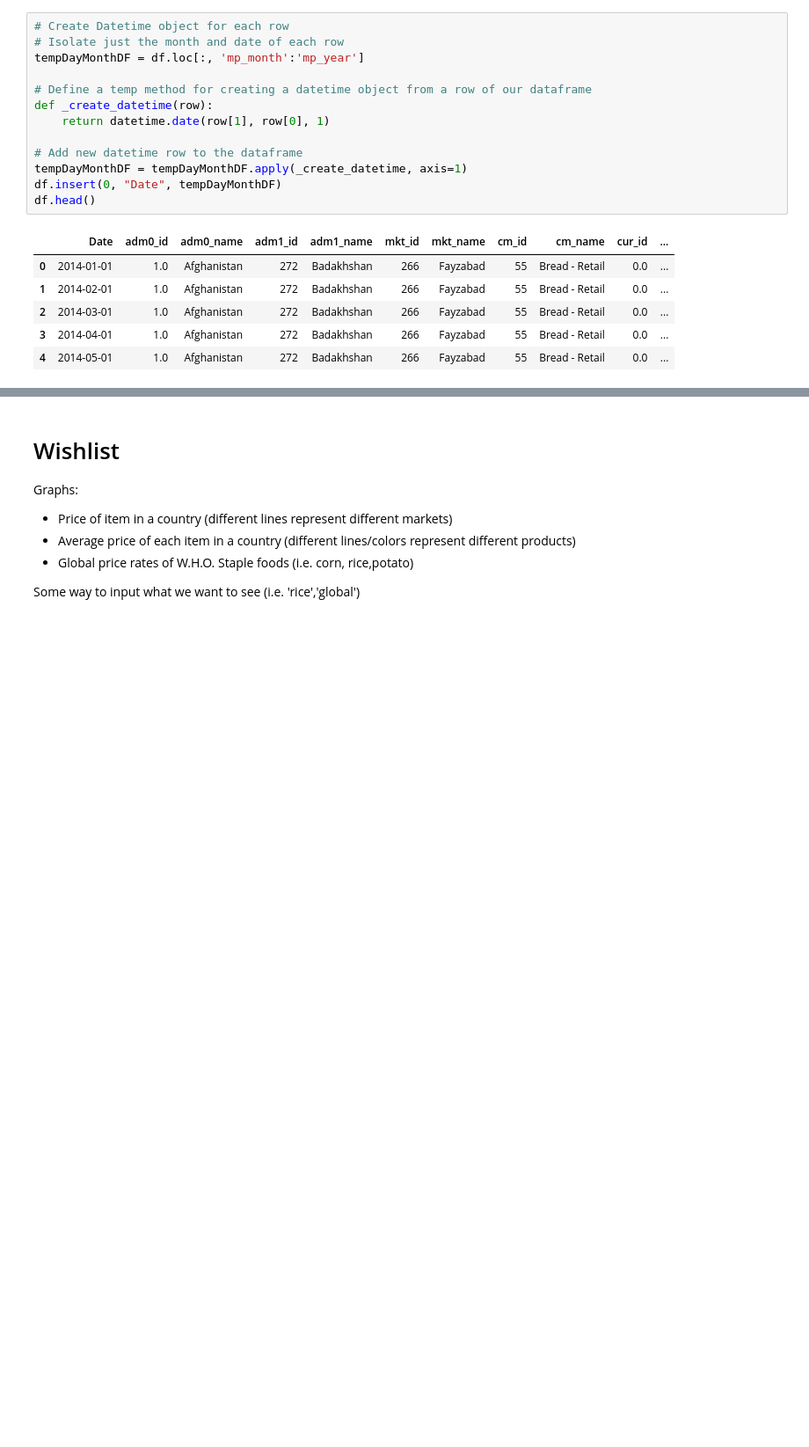
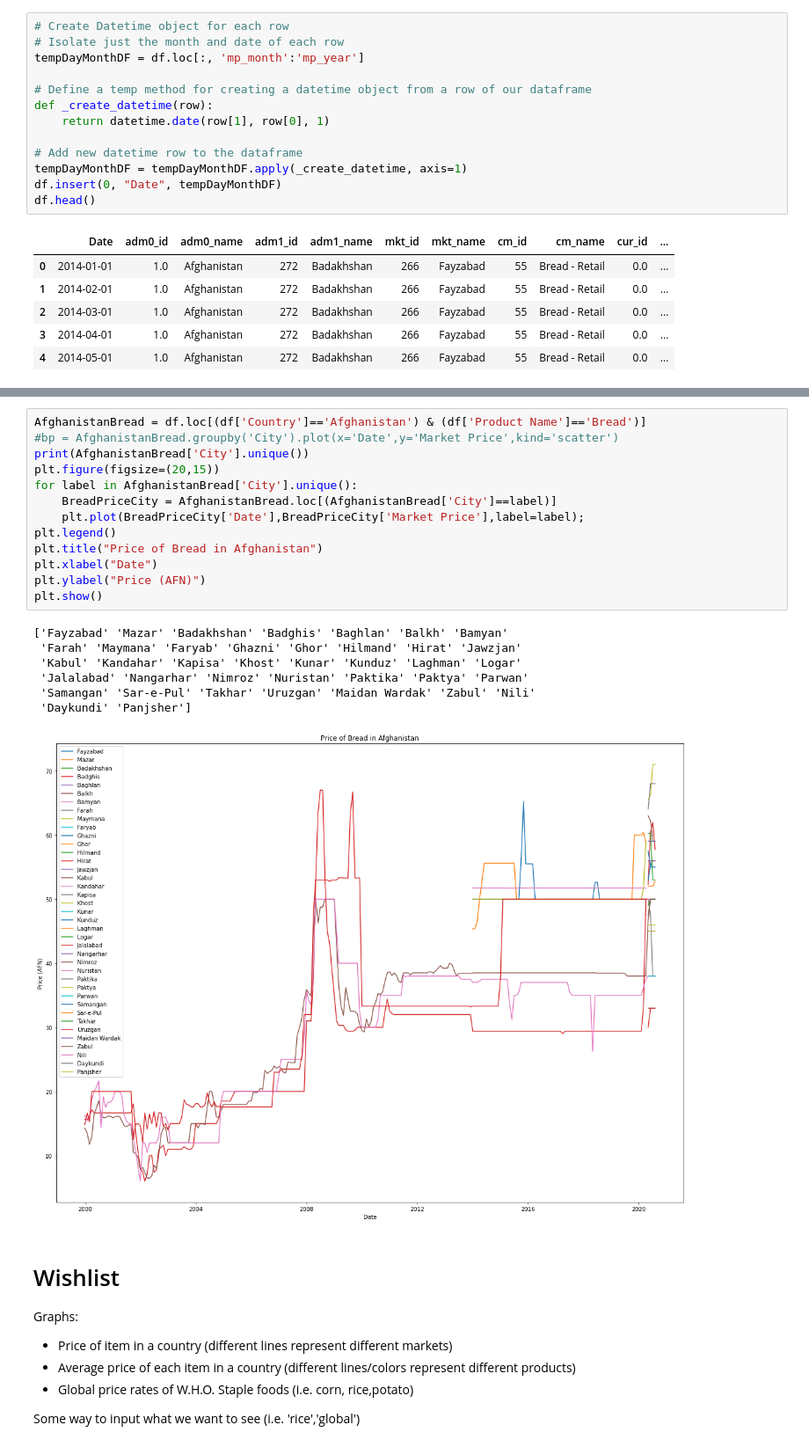
Before and after one commit to gigawawa/Food-Prices-Project, a Jupyter notebook: foodPriceAnalysis.ipynb, the cells around one changed output, grey strips where cells are left out. Shown at 88% size. Cells and saved outputs as stored; diff of their text form; blank space fills up the shorter version.

```diff
--- a/foodPriceAnalysis.ipynb
+++ b/foodPriceAnalysis.ipynb
@@ -96,3 +204,24 @@ df
+# %%
+AfghanistanBread = df.loc[(df['Country']=='Afghanistan') & (df['Product Name']=='Bread')]
+#bp = AfghanistanBread.groupby('City').plot(x='Date',y='Market Price',kind='scatter')
+print(AfghanistanBread['City'].unique())
+plt.figure(figsize=(20,15))
+for label in AfghanistanBread['City'].unique():
+    BreadPriceCity = AfghanistanBread.loc[(AfghanistanBread['City']==label)]
+    plt.plot(BreadPriceCity['Date'],BreadPriceCity['Market Price'],label=label);
+plt.legend()
+plt.title("Price of Bread in Afghanistan")
+plt.xlabel("Date")
+plt.ylabel("Price (AFN)")
+plt.show()
+# %% [output]
+['Fayzabad' 'Mazar' 'Badakhshan' 'Badghis' 'Baghlan' 'Balkh' 'Bamyan'
+ 'Farah' 'Maymana' 'Faryab' 'Ghazni' 'Ghor' 'Hilmand' 'Hirat' 'Jawzjan'
+ 'Kabul' 'Kandahar' 'Kapisa' 'Khost' 'Kunar' 'Kunduz' 'Laghman' 'Logar'
+ 'Jalalabad' 'Nangarhar' 'Nimroz' 'Nuristan' 'Paktika' 'Paktya' 'Parwan'
+ 'Samangan' 'Sar-e-Pul' 'Takhar' 'Uruzgan' 'Maidan Wardak' 'Zabul' 'Nili'
+ 'Daykundi' 'Panjsher']
+[figure, added]
 # %% [markdown]
 # Wishlist
 Graphs:
```
Also changed, not shown: parts of 10 cells of this notebook.
